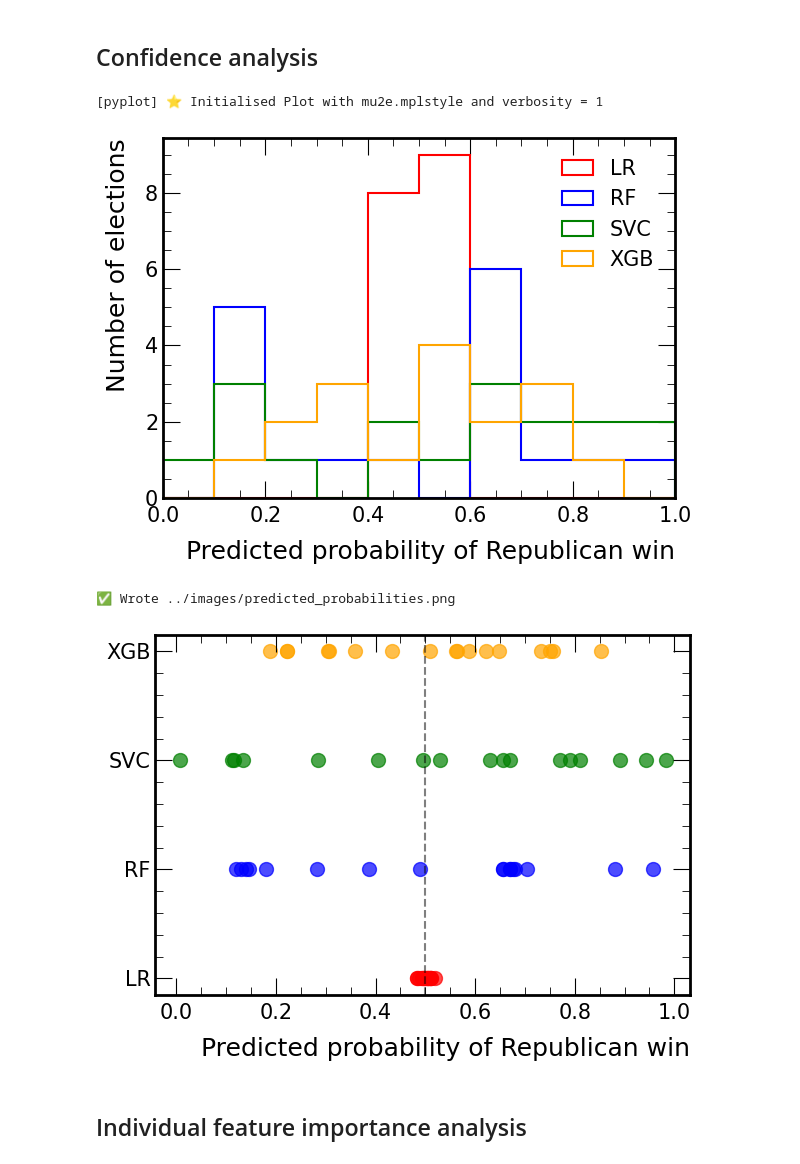
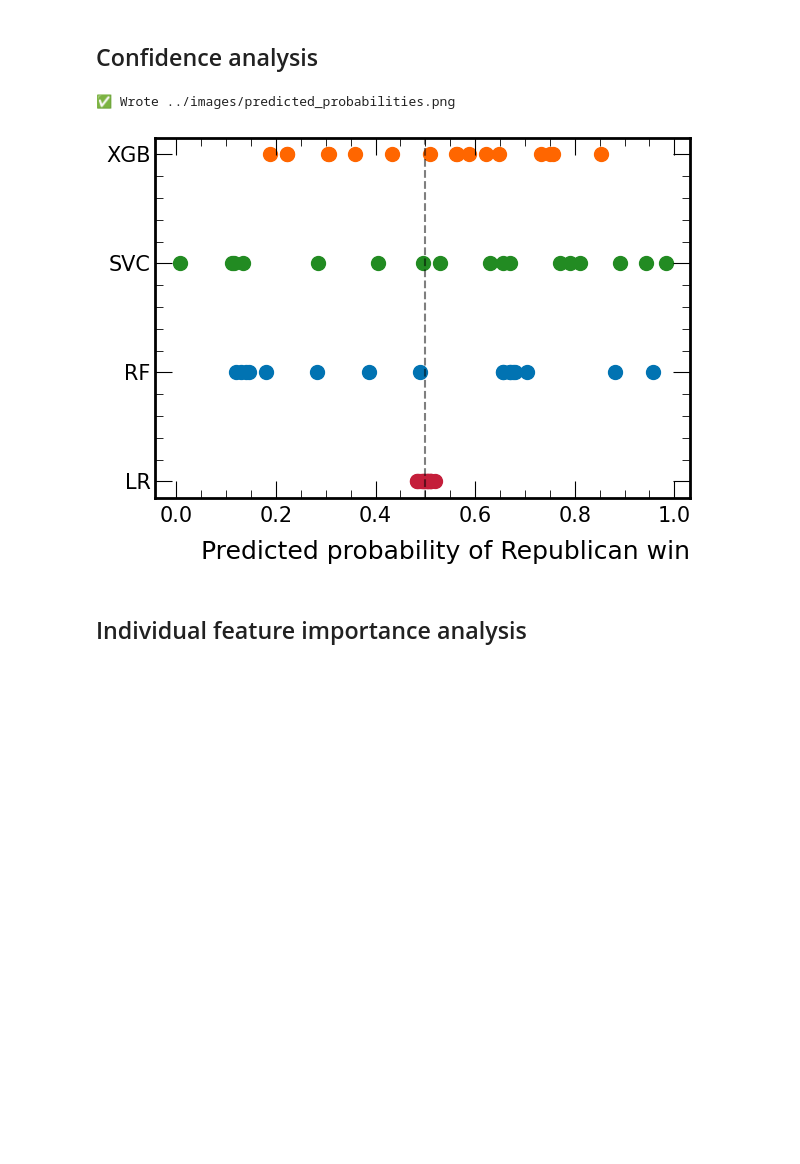
Before and after one commit to sam-grant/election-predictor, a Jupyter notebook: code/main.ipynb, the cells around one changed output. Saved outputs shown, nothing was run; the diff lists cells and outputs as text; code cells hidden in the pictures; blank space fills up the shorter version.

Commit message:
Minor changes to README, focusing on addressing overfitting potential. Also improved plot colour scheme.

```diff
--- a/code/main.ipynb
+++ b/code/main.ipynb
@@ -1729,50 +1729,46 @@ Predicted Right with 88% confidence. Post-Watergate, post-Vietnam era with uniqu
 ## Confidence analysis
 # %%
 
-from pyutils.pyplot import Plot
-
-
-Plot().plot_1D_overlay(
-    {
-        "LR" : results["lr-loocv-sel-inter-tuned"]["y_proba"],
-        "RF": results["rf-loocv-sel-inter-tuned"]["y_proba"],
-        "SVC": results["svc-loocv-sel-inter-tuned"]["y_proba"],
-        "XGB": results["xgb-loocv-sel-inter-tuned"]["y_proba"],
-    },
-    nbins = 10,
-    xmin=0,
-    xmax=1,
-    xlabel="Predicted probability of Republican win",
-    ylabel="Number of elections",
-    show=True,
-)
+# from pyutils.pyplot import Plot
+# Plot().plot_1D_overlay(
+#     {
+#         "LR" : results["lr-loocv-sel-inter-tuned"]["y_proba"],
+#         "RF": results["rf-loocv-sel-inter-tuned"]["y_proba"],
+#         "SVC": results["svc-loocv-sel-inter-tuned"]["y_proba"],
+#         "XGB": results["xgb-loocv-sel-inter-tuned"]["y_proba"],
+#     },
+#     nbins = 10,
+#     xmin=0,
+#     xmax=1,
+#     xlabel="Predicted probability of Republican win",
+#     ylabel="Number of elections",
+#     show=True,
+# )
 
 fig, ax = plt.subplots()
-colors = {"LR": "C0", "RF": "C1", "SVC": "C2", "XGB": "C3"}
+# colors = {"LR": "C0", "RF": "C1", "SVC": "C2", "XGB": "C3"}
+# colours = {"LR": "lightcoral", "RF": "lightblue", "SVC": "lightgreen", "XGB": "gold"} #, "plum"]
 y_offset = 0
 
 for name, probs in [("LR", results["lr-loocv-sel-inter-tuned"]["y_proba"]),
                     ("RF", results["rf-loocv-sel-inter-tuned"]["y_proba"]),
                      ("SVC", results["svc-loocv-sel-inter-tuned"]["y_proba"]),
                      ("XGB", results["xgb-loocv-sel-inter-tuned"]["y_proba"]),
                     ]:
-    ax.scatter(probs, [y_offset]*len(probs), alpha=0.7,
-               s=100, label=name, color=colors[name])
+    ax.scatter(probs, [y_offset]*len(probs), alpha=1.0, s=100, label=name) # , color=colours[name])
     y_offset += 1
 
 ax.set_xlabel("Predicted probability of Republican win")
 ax.set_yticks(range(4))
 ax.set_yticklabels(["LR", "RF", "SVC", "XGB"])
 ax.axvline(0.5, color="k", linestyle="--", alpha=0.5) # , zorder=0)
 plt.tight_layout()
 file_name = "../images/predicted_probabilities.png"
 plt.savefig(file_name)
 print(f"✅ Wrote {file_name}")
 plt.show()
 # %% [output]
-[pyplot] ⭐️ Initialised Plot with mu2e.mplstyle and verbosity = 1
+✅ Wrote ../images/predicted_probabilities.png
-[figure, old version]
+[figure, new version]
-✅ Wrote ../images/predicted_probabilities.png
-[figure, removed]
 # %% [markdown]
 ## Individual feature importance analysis
```
Also changed, not shown: parts of 25 cells of this notebook, 6 other files.
